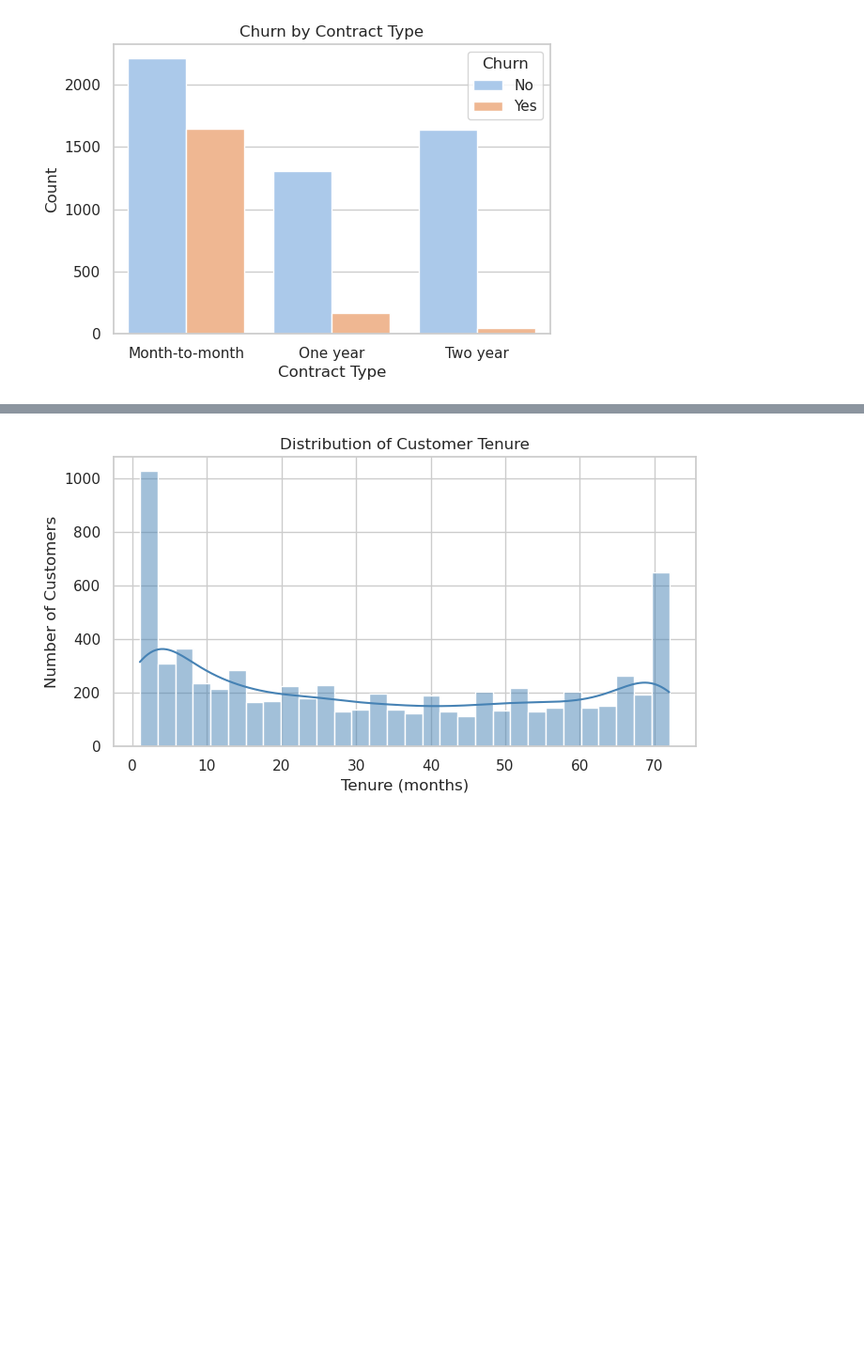
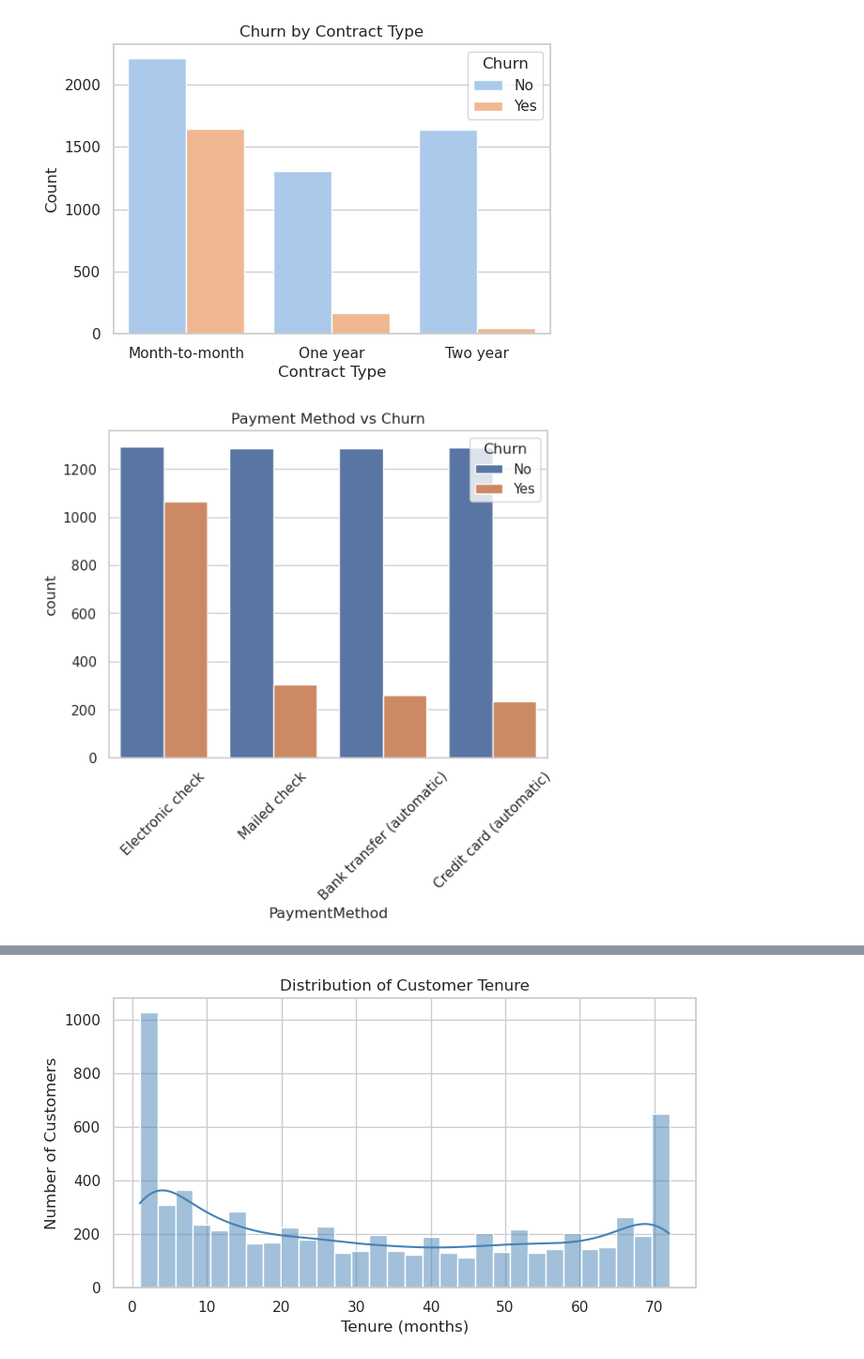
Before and after one commit to touchtau/telco-customer-churn-prediction, a Jupyter notebook: notebooks/01_exploratory_data_analysis.ipynb, the cells around one changed output, grey strips where cells are left out. Shown at 94% size. Drawn from its saved outputs; the diff is of its cells as text; code cells hidden in the pictures; blank space fills up the shorter version.

```diff
--- a/notebooks/01_exploratory_data_analysis.ipynb
+++ b/notebooks/01_exploratory_data_analysis.ipynb
@@ -114,2 +104,6 @@ plot_churn_by_contract_type(df)
 # %% [output]
 [figure]
+# %%
+plot_utils.plot_payment_method(df)
+# %% [output]
+[figure, added]
```
Also changed, not shown: parts of 17 cells of this notebook, 4 other files.
